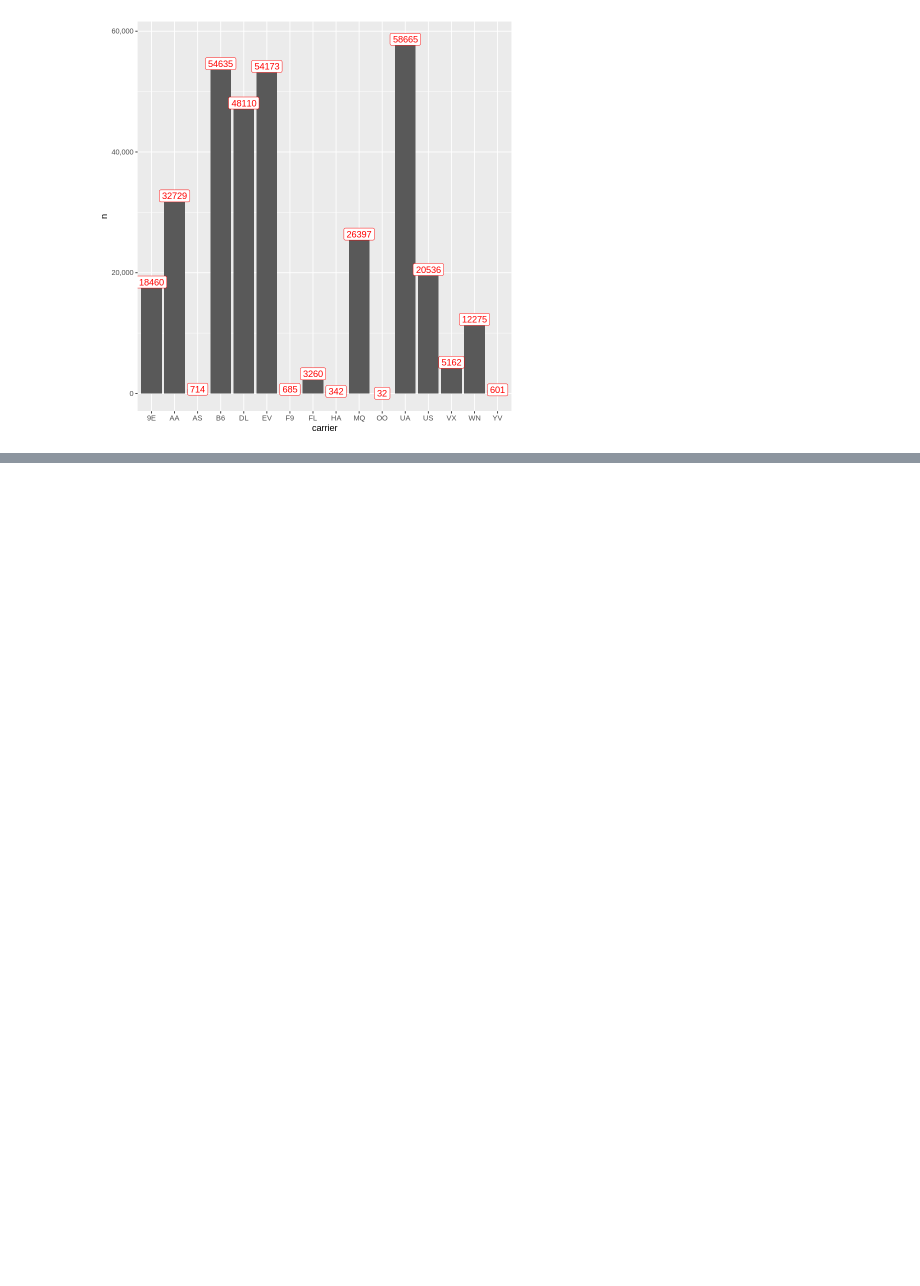
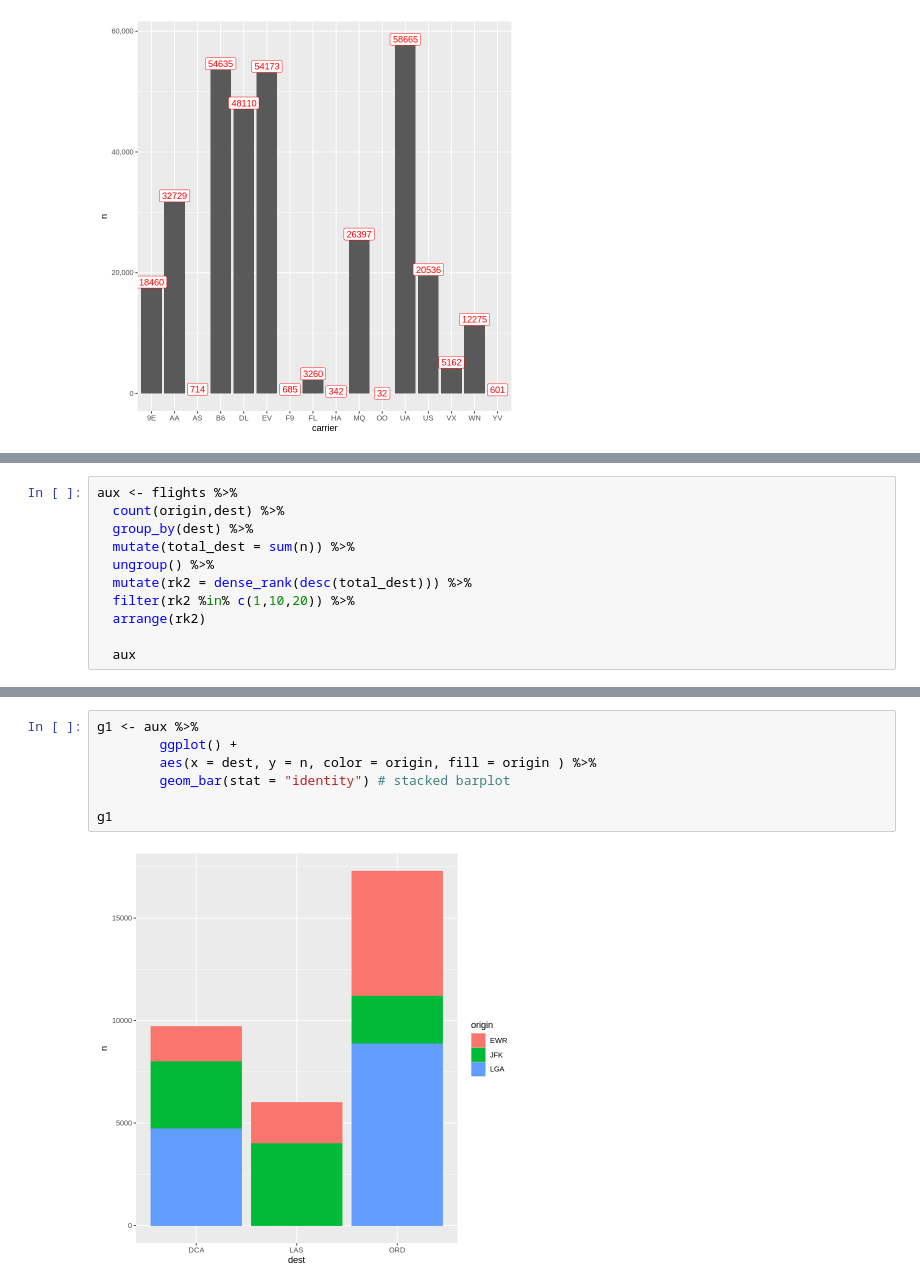
Before and after one commit to majorquev/DBDC_202406_Programacion_en_R_para_ciencia_de_datos, a Jupyter notebook: Clases/C5/00_Ejemplos_adicionales_ggplot2.ipynb, the cells around one changed output, grey strips where cells are left out. Cells and saved outputs as stored; diff of their text form; blank space fills up the shorter version.

```diff
--- a/Clases/C5/00_Ejemplos_adicionales_ggplot2.ipynb
+++ b/Clases/C5/00_Ejemplos_adicionales_ggplot2.ipynb
@@ -153,0 +225,11 @@ vuelos_carrier %>%
+# %%
+aux <- flights %>%
+  count(origin,dest) %>%
+  group_by(dest) %>%
+  mutate(total_dest = sum(n)) %>%
+  ungroup() %>%
+  mutate(rk2 = dense_rank(desc(total_dest))) %>%
+  filter(rk2 %in% c(1,10,20)) %>%
+  arrange(rk2)
+
+  aux
@@ -153,0 +248,9 @@ vuelos_carrier %>%
+# %%
+g1 <- aux %>%
+        ggplot() +
+        aes(x = dest, y = n, color = origin, fill = origin ) %>%
+        geom_bar(stat = "identity") # stacked barplot
+
+g1
+# %% [output]
+[figure, added]
```
Also changed, not shown: parts of 12 cells of this notebook.
